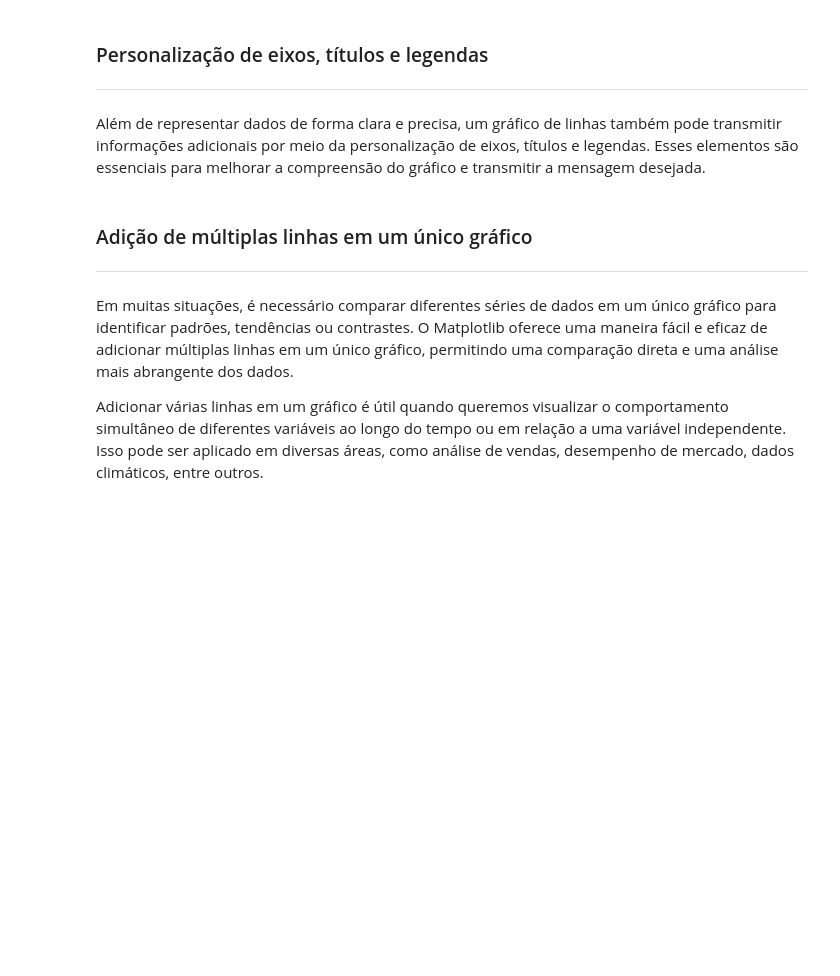
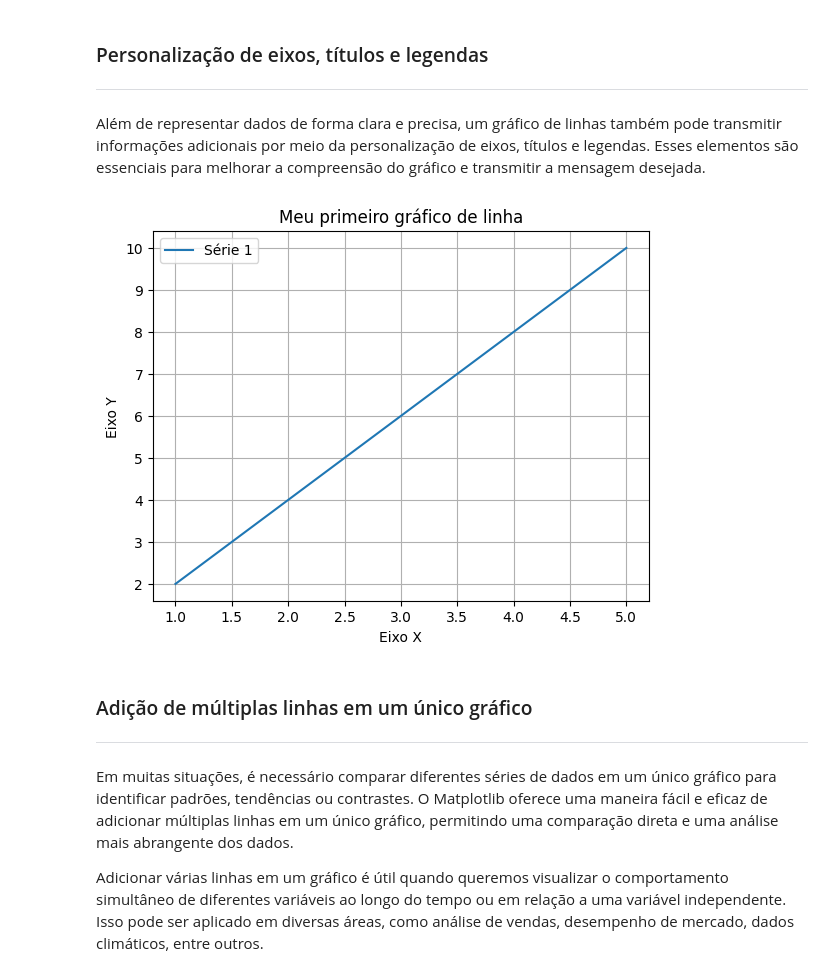
Before and after one commit to VitorFRodrigues/PUCMinas_DataScience, a Jupyter notebook: 01-Python_para_ciencia_de_dados/Material - Alunos/Scripts/MatplotLib/01 - Introdução ao Matplotlib e Gráficos de Linha.ipynb, the cells around one changed output. Saved outputs shown, nothing was run; the diff lists cells and outputs as text; code cells hidden in the pictures; blank space fills up the shorter version.

```diff
--- a/01-Python_para_ciencia_de_dados/Material - Alunos/Scripts/MatplotLib/01 - Introdução ao Matplotlib e Gráficos de Linha.ipynb
+++ b/01-Python_para_ciencia_de_dados/Material - Alunos/Scripts/MatplotLib/01 - Introdução ao Matplotlib e Gráficos de Linha.ipynb
@@ -40,6 +50,16 @@ Algumas situações que podemos utilizar gráfico de linhas:
 ### Personalização de eixos, títulos e legendas
 ***
 Além de representar dados de forma clara e precisa, um gráfico de linhas também pode transmitir informações adicionais por meio da personalização de eixos, títulos e legendas. Esses elementos são essenciais para melhorar a compreensão do gráfico e transmitir a mensagem desejada.
+# %%
+plt.title('Meu primeiro gráfico de linha')
+plt.plot(x,y, label='Série 1')
+plt.legend()
+plt.xlabel('Eixo X')
+plt.ylabel('Eixo Y')
+plt.grid()
+plt.show()
+# %% [output]
+[figure, added]
 # %% [markdown]
 ### Adição de múltiplas linhas em um único gráfico
 ***
```
Also changed, not shown: parts of 10 cells of this notebook, 24 other files.
